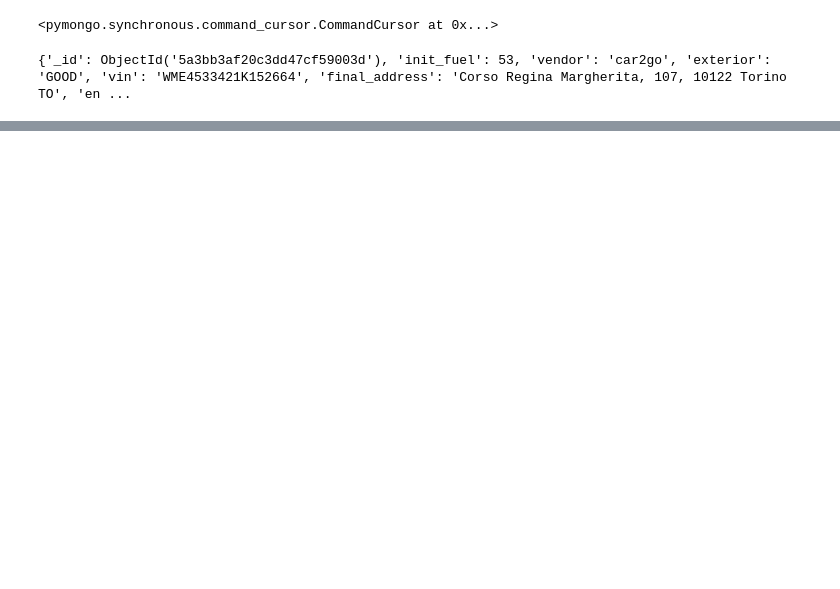
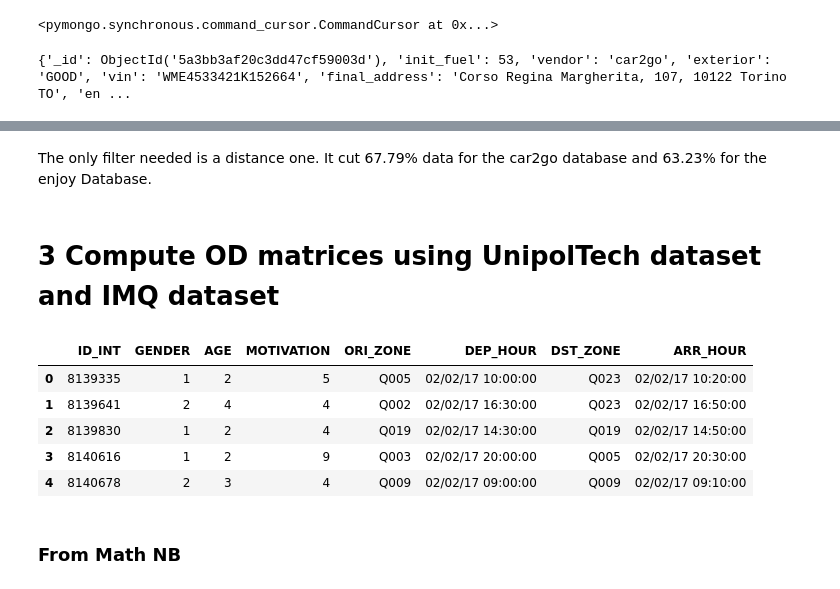
Before and after one commit to Bonbia/ICT4SM, a Jupyter notebook: TP2/TP2Adam.ipynb, the cells around one changed output, grey strips where cells are left out. Cells and saved outputs as stored; diff of their text form; code cells hidden in the pictures; blank space fills up the shorter version.

```diff
--- a/TP2/TP2Adam.ipynb
+++ b/TP2/TP2Adam.ipynb
@@ -163,0 +343,16 @@ TypeError: load_wtime() missing 1 required positional argument: 'coll'
+# %% [markdown]
+The only filter needed is a distance one. It cut 67.79% data for the car2go database and 63.23% for the enjoy Database.
+# %% [markdown]
+# 3 Compute OD matrices using UnipolTech dataset and IMQ dataset
+# %%
+dfIMQ = pd.read_csv("./data/IMQ/IMQData_Torino.csv")
+dfIMQ.head()
+# %% [output]
+|  | ID_INT | GENDER | AGE | MOTIVATION | ORI_ZONE | DEP_HOUR | DST_ZONE | ARR_HOUR |
+| 0 | 8139335 | 1 | 2 | 5 | Q005 | 02/02/17 10:00:00 | Q023 | 02/02/17 10:20:00 |
+| 1 | 8139641 | 2 | 4 | 4 | Q002 | 02/02/17 16:30:00 | Q023 | 02/02/17 16:50:00 |
+| 2 | 8139830 | 1 | 2 | 4 | Q019 | 02/02/17 14:30:00 | Q019 | 02/02/17 14:50:00 |
+| 3 | 8140616 | 1 | 2 | 9 | Q003 | 02/02/17 20:00:00 | Q005 | 02/02/17 20:30:00 |
+| 4 | 8140678 | 2 | 3 | 4 | Q009 | 02/02/17 09:00:00 | Q009 | 02/02/17 09:10:00 |
+# %% [markdown]
+### From Math NB
```
Also changed, not shown: parts of 8 cells of this notebook.
